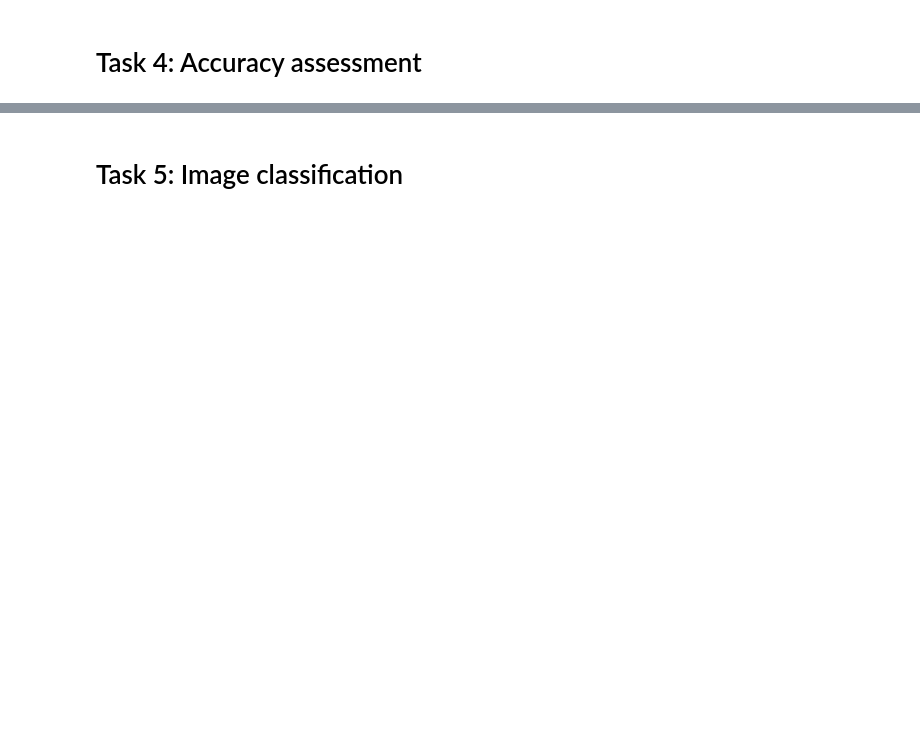
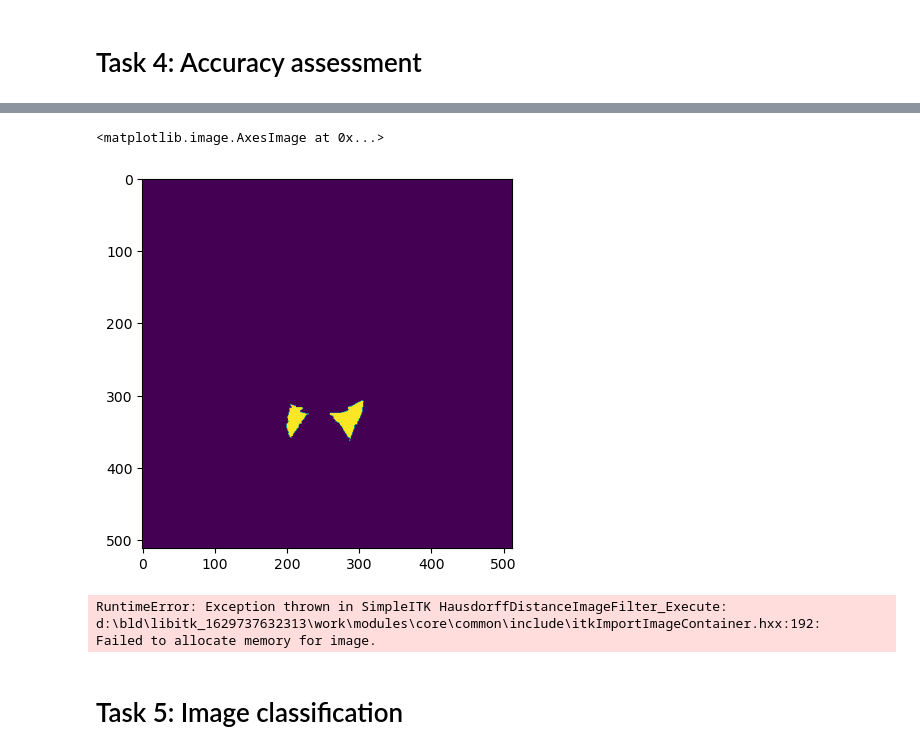
Before and after one commit to loicdemore/Projet3D_2, a Jupyter notebook: Notebook.ipynb, the cells around one changed output, grey strips where cells are left out. Cells and saved outputs as stored; diff of their text form; code cells hidden in the pictures; blank space fills up the shorter version.

```diff
--- a/Notebook.ipynb
+++ b/Notebook.ipynb
@@ -404,0 +513,5 @@ array([0, 1, 2, 3])
+# %%
+plt.imshow((final_mask==3)[:,:,final_mask.shape[2]//2-60])
+# %% [output]
+<matplotlib.image.AxesImage at 0x...>
+[figure, added]
@@ -405,2 +543,26 @@ array([0, 1, 2, 3])
+# %%
+for i, final_mask in enumerate(final_masks):
+    ref_mask = nib.load(f"Dataset/COMMON_images_masks/common_{i+40}_mask.nii").get_fdata()
+    # For left femur
+    mask_f = np.where(final_mask==3, 1, 0)
+    ref_f = np.where(ref_mask==4, 1, 0)
+    d_s, h_d = compute_scores(numpy_to_sitk(mask_f, ref_image), numpy_to_sitk(ref_f, ref_image))
+    print(f"Common_{i+40} - Left femur : Dice score = {d_s}, Hausdorff distance = {h_d}")
+    print("--------------------------------------------------------------------------------------")
+    # For left hip bone
+    mask_lh = np.where(final_mask==2, 1, 0)
+    ref_lh = np.where(ref_mask==2, 1, 0)
+    d_s, h_d = compute_scores(numpy_to_sitk(mask_lh, ref_image), numpy_to_sitk(ref_lh, ref_image))
+    print(f"Common_{i+40} - Left hip bone : Dice score = {d_s}, Hausdorff distance = {h_d}")
+    print("--------------------------------------------------------------------------------------")
+    # For right hip bone
+    mask_rh = np.where(final_mask==1, 1, 0)
+    ref_rh = np.where(ref_mask==3, 1, 0)
+    d_s, h_d = compute_scores(numpy_to_sitk(mask_rh, ref_image), numpy_to_sitk(ref_rh, ref_image))
+    print(f"Common_{i+40} - Right hip bone : Dice score = {d_s}, Hausdorff distance = {h_d}")
+    print("--------------------------------------------------------------------------------------")
+# %% [output]
+RuntimeError: Exception thrown in SimpleITK HausdorffDistanceImageFilter_Execute: d:\bld\libitk_1629737632313\work\modules\core\common\include\itkImportImageContainer.hxx:192:
+Failed to allocate memory for image.
 # %% [markdown]
 # Task 5: Image classification
```
Also changed, not shown: parts of 12 cells of this notebook, 1 other file.
